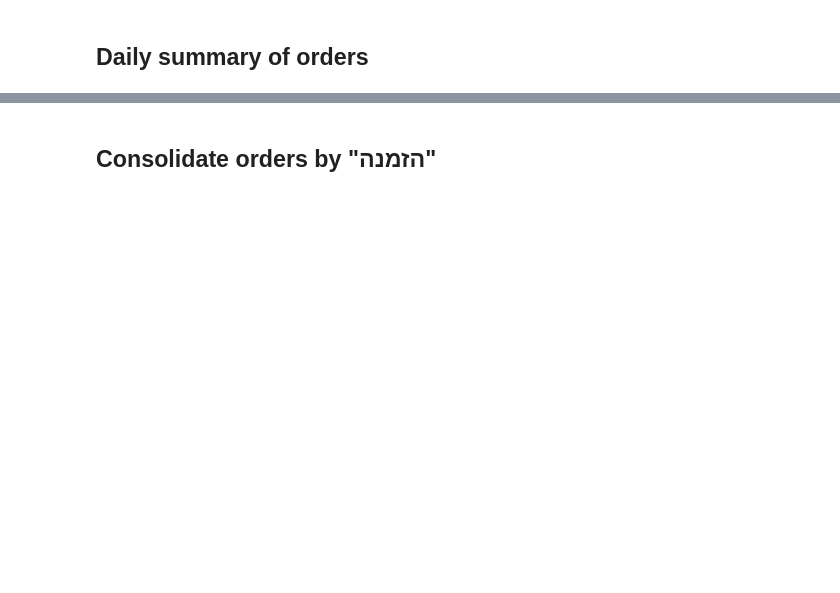
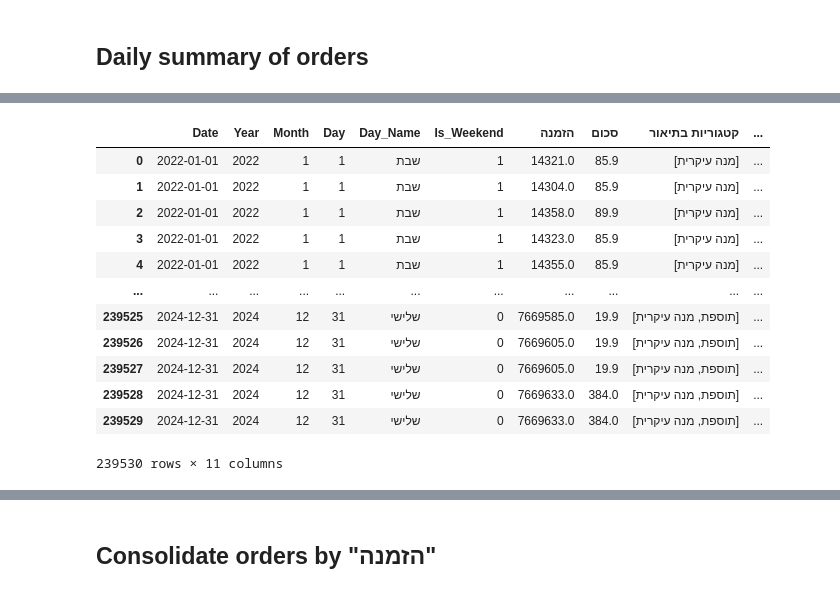
Before and after one commit to orifelszer/PapaJohns_Data_Science_Project, a Jupyter notebook: Data_cleaning.ipynb, the cells around one changed output, grey strips where cells are left out. Cells and saved outputs as stored; diff of their text form; code cells hidden in the pictures; blank space fills up the shorter version.

```diff
--- a/Data_cleaning.ipynb
+++ b/Data_cleaning.ipynb
@@ -128,0 +296,54 @@ daily_summary.sample(3)
+# %%
+rows = []
+
+for _, row in df_all_years.iterrows():
+    base_data = row.drop(["כמות בפועל", "תאור פריט", "כמות"]).to_dict()
+    original_text = row["תאור פריט"].lower() if pd.notna(row["תאור פריט"]) else ""
+    quantity_dict = row["כמות בפועל"]
+    default_qty = row["כמות"]
+
+    if quantity_dict:
+        for category, qty in quantity_dict.items():
+            new_row = base_data.copy()
+
+            # שולף קטע רלוונטי מהתיאור לפי קטגוריה
+            if category == "מנה עיקרית":
+                phrase = find_phrase_in_text(original_text, main_dishes_keywords)
+            elif category == "תוספת":
+                phrase = find_phrase_in_text(original_text, Toppings_keywords)
+            elif category == "שתייה":
+                phrase = find_phrase_in_text(original_text, drinks_keywords)
+            elif category == "רוטב":
+                phrase = find_phrase_in_text(original_text, sauces_keywords)
+            elif category == "קינוח":
+                phrase = find_phrase_in_text(original_text, Desserts_keywords)
+            else:
+                phrase = None
+
+            new_row["תאור פריט"] = phrase if phrase else f"{qty} {category}"
+            new_row["כמות"] = qty
+            rows.append(new_row)
+
+    else:
+        new_row = base_data.copy()
+        new_row["תאור פריט"] = row["תאור פריט"]
+        new_row["כמות"] = default_qty
+        rows.append(new_row)
+
+df_split = pd.DataFrame(rows)
+# %%
+df_split
+# %% [output]
+|  | Date | Year | Month | Day | Day_Name | Is_Weekend | הזמנה | סכום | קטגוריות בתיאור | ... |
+| 0 | 2022-01-01 | 2022 | 1 | 1 | שבת | 1 | 14321.0 | 85.9 | [מנה עיקרית] | ... |
+| 1 | 2022-01-01 | 2022 | 1 | 1 | שבת | 1 | 14304.0 | 85.9 | [מנה עיקרית] | ... |
+| 2 | 2022-01-01 | 2022 | 1 | 1 | שבת | 1 | 14358.0 | 89.9 | [מנה עיקרית] | ... |
+| 3 | 2022-01-01 | 2022 | 1 | 1 | שבת | 1 | 14323.0 | 85.9 | [מנה עיקרית] | ... |
+| 4 | 2022-01-01 | 2022 | 1 | 1 | שבת | 1 | 14355.0 | 85.9 | [מנה עיקרית] | ... |
+| ... | ... | ... | ... | ... | ... | ... | ... | ... | ... | ... |
+| 239525 | 2024-12-31 | 2024 | 12 | 31 | שלישי | 0 | 7669585.0 | 19.9 | [תוספת, מנה עיקרית] | ... |
+| 239526 | 2024-12-31 | 2024 | 12 | 31 | שלישי | 0 | 7669605.0 | 19.9 | [תוספת, מנה עיקרית] | ... |
+| 239527 | 2024-12-31 | 2024 | 12 | 31 | שלישי | 0 | 7669605.0 | 19.9 | [תוספת, מנה עיקרית] | ... |
+| 239528 | 2024-12-31 | 2024 | 12 | 31 | שלישי | 0 | 7669633.0 | 384.0 | [תוספת, מנה עיקרית] | ... |
+| 239529 | 2024-12-31 | 2024 | 12 | 31 | שלישי | 0 | 7669633.0 | 384.0 | [תוספת, מנה עיקרית] | ... |
+239530 rows × 11 columns
```
Also changed, not shown: parts of 26 cells of this notebook.
